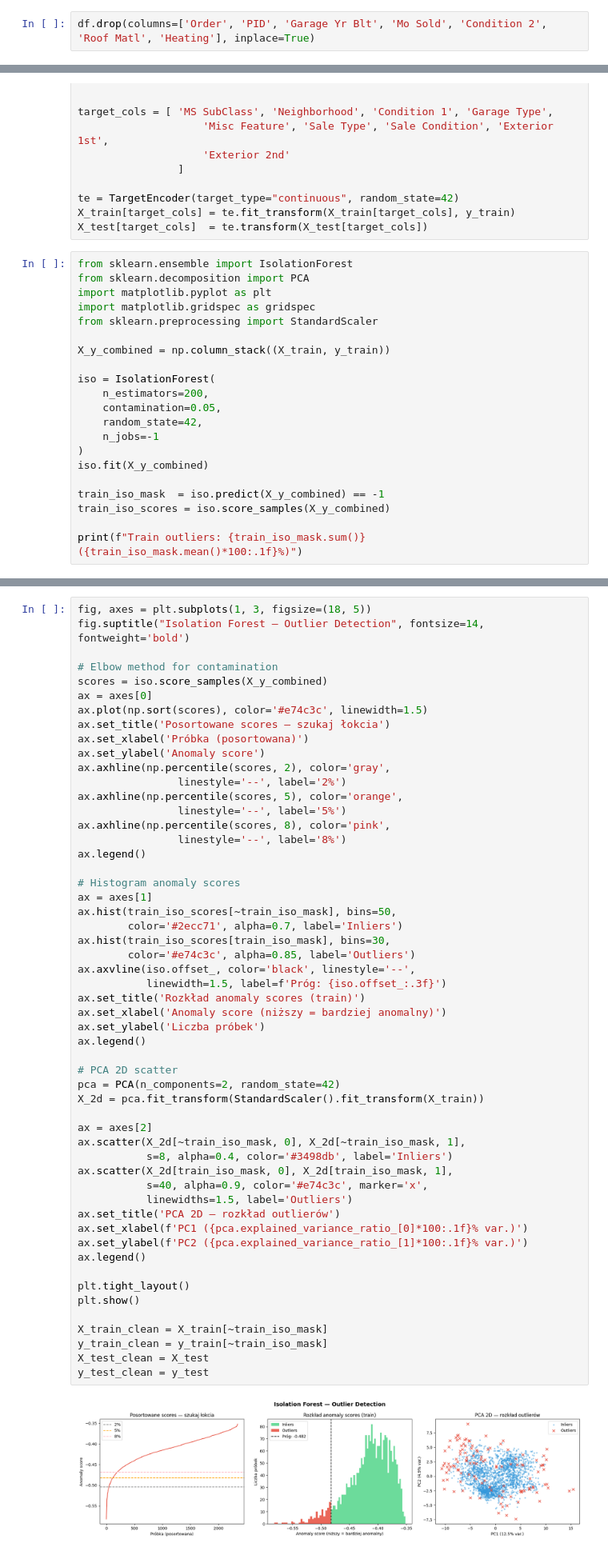
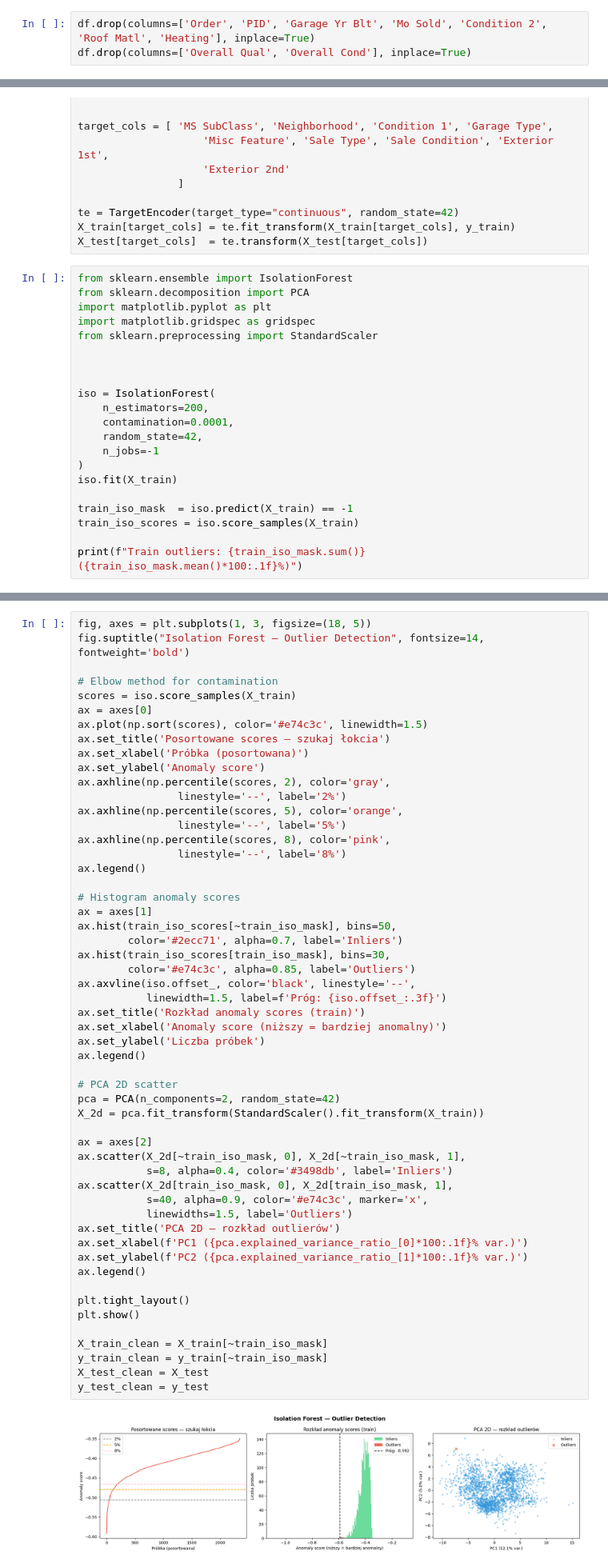
Before and after one commit to fistaszek2009/PropertyValuePredictor, a Jupyter notebook: ames_housing.ipynb, the cells around one changed output, grey strips where cells are left out. Shown at 80% size. Drawn from its saved outputs; the diff is of its cells as text.

```diff
--- a/ames_housing.ipynb
+++ b/ames_housing.ipynb
@@ -37,6 +37,7 @@ df.head()
 * Numeric skew transforms (log1p)
 # %%
 df.drop(columns=['Order', 'PID', 'Garage Yr Blt', 'Mo Sold', 'Condition 2', 'Roof Matl', 'Heating'], inplace=True)
+df.drop(columns=['Overall Qual', 'Overall Cond'], inplace=True)
 # %%
 # Fill categorical "absent" columns with 'None'
 none_cols = [ 'Alley', 'Mas Vnr Type', 'Bsmt Qual', 'Bsmt Cond',
@@ -126,18 +127,18 @@ import matplotlib.pyplot as plt
 import matplotlib.gridspec as gridspec
 from sklearn.preprocessing import StandardScaler
 
-X_y_combined = np.column_stack((X_train, y_train))
+
 
 iso = IsolationForest(
     n_estimators=200,
-    contamination=0.05,
+    contamination=0.0001,
     random_state=42,
     n_jobs=-1
 )
-iso.fit(X_y_combined)
+iso.fit(X_train)
 
-train_iso_mask  = iso.predict(X_y_combined) == -1
-train_iso_scores = iso.score_samples(X_y_combined)
+train_iso_mask  = iso.predict(X_train) == -1
+train_iso_scores = iso.score_samples(X_train)
 
 print(f"Train outliers: {train_iso_mask.sum()} ({train_iso_mask.mean()*100:.1f}%)")
 # %% [output]
@@ -147,7 +148,7 @@ fig, axes = plt.subplots(1, 3, figsize=(18, 5))
 fig.suptitle("Isolation Forest — Outlier Detection", fontsize=14, fontweight='bold')
 
 # Elbow method for contamination
-scores = iso.score_samples(X_y_combined)
+scores = iso.score_samples(X_train)
 ax = axes[0]
 ax.plot(np.sort(scores), color='#e74c3c', linewidth=1.5)
 ax.set_title('Posortowane scores — szukaj łokcia')
@@ -170,34 +171,34 @@ ax.hist(train_iso_scores[train_iso_mask], bins=30,
 ax.axvline(iso.offset_, color='black', linestyle='--',
            linewidth=1.5, label=f'Próg: {iso.offset_:.3f}')
 ax.set_title('Rozkład anomaly scores (train)')
 ax.set_xlabel('Anomaly score (niższy = bardziej anomalny)')
 ax.set_ylabel('Liczba próbek')
 ax.legend()
 
 # PCA 2D scatter
 pca = PCA(n_components=2, random_state=42)
 X_2d = pca.fit_transform(StandardScaler().fit_transform(X_train))
 
 ax = axes[2]
 ax.scatter(X_2d[~train_iso_mask, 0], X_2d[~train_iso_mask, 1],
            s=8, alpha=0.4, color='#3498db', label='Inliers')
 ax.scatter(X_2d[train_iso_mask, 0], X_2d[train_iso_mask, 1],
            s=40, alpha=0.9, color='#e74c3c', marker='x',
            linewidths=1.5, label='Outliers')
 ax.set_title('PCA 2D — rozkład outlierów')
 ax.set_xlabel(f'PC1 ({pca.explained_variance_ratio_[0]*100:.1f}% var.)')
 ax.set_ylabel(f'PC2 ({pca.explained_variance_ratio_[1]*100:.1f}% var.)')
 ax.legend()
 
 plt.tight_layout()
 plt.show()
 
 X_train_clean = X_train[~train_iso_mask]
 y_train_clean = y_train[~train_iso_mask]
 X_test_clean = X_test
 y_test_clean = y_test
 # %% [output]
-[figure, old version]
+[figure, new version]
 # %%
 scaler = StandardScaler()
 X_train_clean_scaled = scaler.fit_transform(X_train_clean)
```
Also changed, not shown: parts of 26 cells of this notebook.
